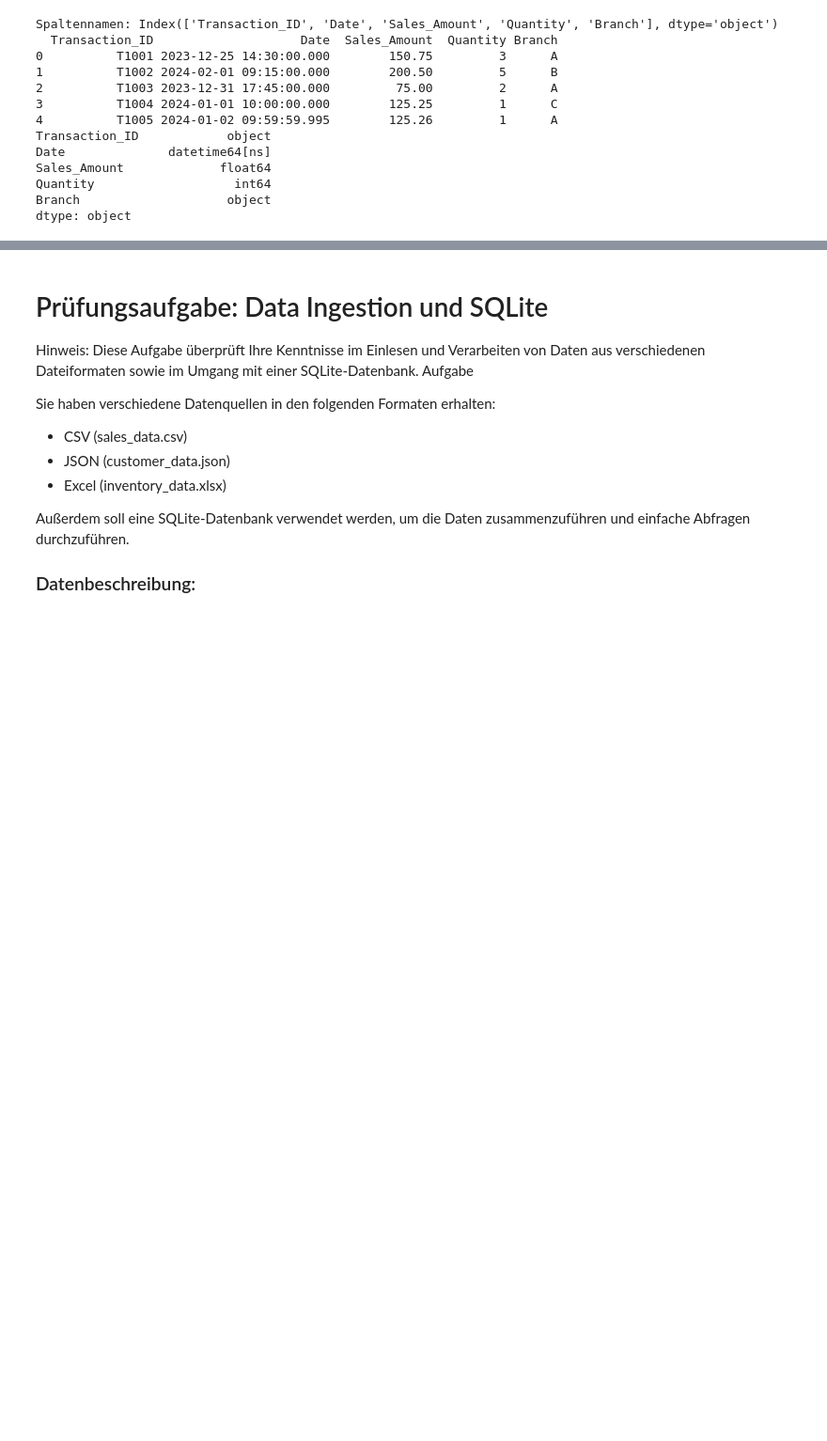
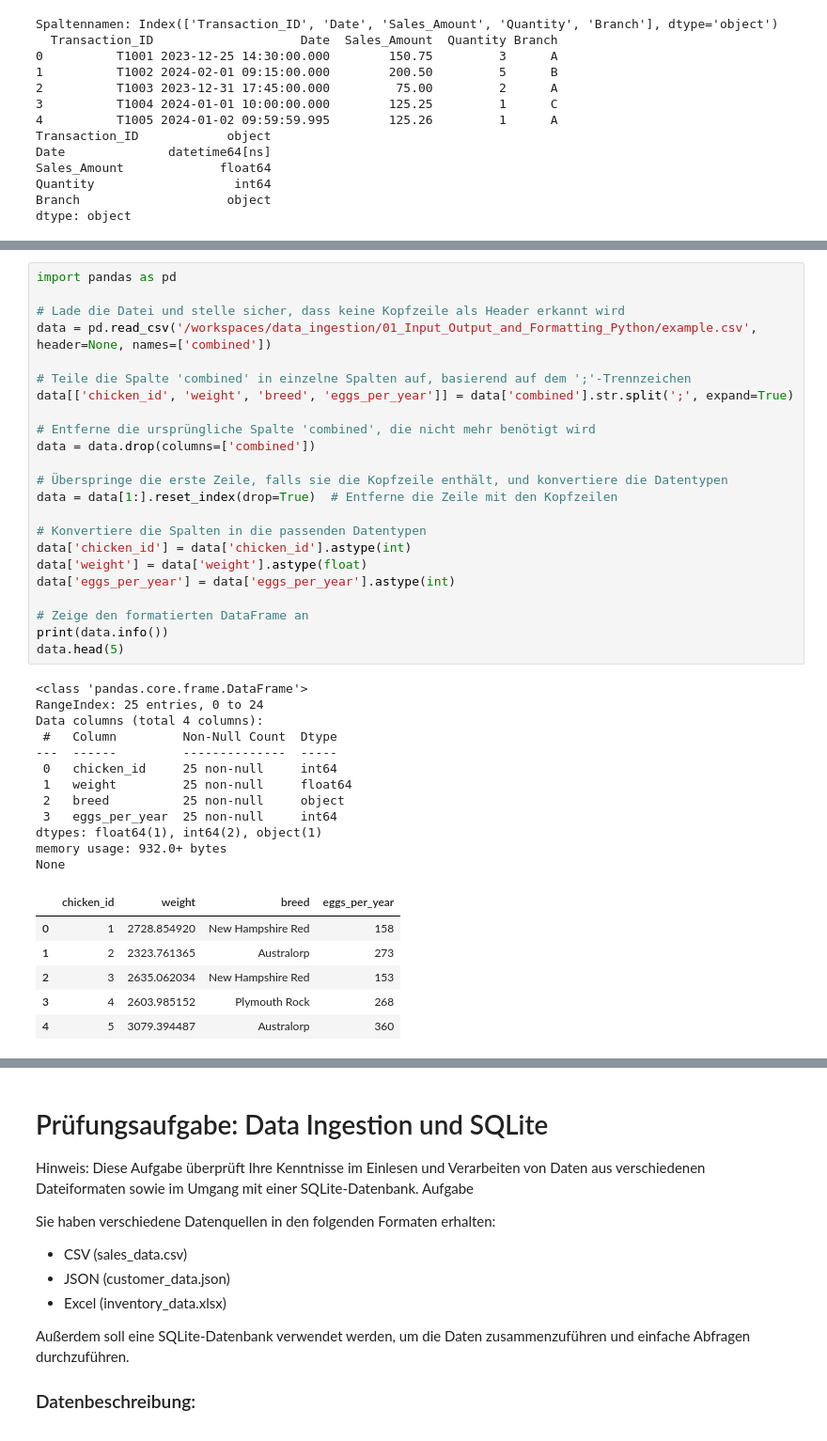
Before and after one commit to blobb3/data_ingestion, a Jupyter notebook: 01_Input_Output_and_Formatting_Python/uebung.ipynb, the cells around one changed output, grey strips where cells are left out. Shown at 94% size. Saved outputs shown, nothing was run; the diff lists cells and outputs as text; blank space fills up the shorter version.

```diff
--- a/01_Input_Output_and_Formatting_Python/uebung.ipynb
+++ b/01_Input_Output_and_Formatting_Python/uebung.ipynb
@@ -118,0 +408,42 @@ dtype: object
+# %%
+import pandas as pd
+
+# Lade die Datei und stelle sicher, dass keine Kopfzeile als Header erkannt wird
+data = pd.read_csv('/workspaces/data_ingestion/01_Input_Output_and_Formatting_Python/example.csv', header=None, names=['combined'])
+
+# Teile die Spalte 'combined' in einzelne Spalten auf, basierend auf dem ';'-Trennzeichen
+data[['chicken_id', 'weight', 'breed', 'eggs_per_year']] = data['combined'].str.split(';', expand=True)
+
+# Entferne die ursprüngliche Spalte 'combined', die nicht mehr benötigt wird
+data = data.drop(columns=['combined'])
+
+# Überspringe die erste Zeile, falls sie die Kopfzeile enthält, und konvertiere die Datentypen
+data = data[1:].reset_index(drop=True)  # Entferne die Zeile mit den Kopfzeilen
+
+# Konvertiere die Spalten in die passenden Datentypen
+data['chicken_id'] = data['chicken_id'].astype(int)
+data['weight'] = data['weight'].astype(float)
+data['eggs_per_year'] = data['eggs_per_year'].astype(int)
+
+# Zeige den formatierten DataFrame an
+print(data.info())
+data.head(5)
+# %% [output]
+<class 'pandas.core.frame.DataFrame'>
+RangeIndex: 25 entries, 0 to 24
+Data columns (total 4 columns):
+ #   Column         Non-Null Count  Dtype
+---  ------         --------------  -----
+ 0   chicken_id     25 non-null     int64
+ 1   weight         25 non-null     float64
+ 2   breed          25 non-null     object
+ 3   eggs_per_year  25 non-null     int64
+dtypes: float64(1), int64(2), object(1)
+memory usage: 932.0+ bytes
+None
+|  | chicken_id | weight | breed | eggs_per_year |
+| 0 | 1 | 2728.854920 | New Hampshire Red | 158 |
+| 1 | 2 | 2323.761365 | Australorp | 273 |
+| 2 | 3 | 2635.062034 | New Hampshire Red | 153 |
+| 3 | 4 | 2603.985152 | Plymouth Rock | 268 |
+| 4 | 5 | 3079.394487 | Australorp | 360 |
```
Also changed, not shown: parts of 36 cells of this notebook, 14 other files.
